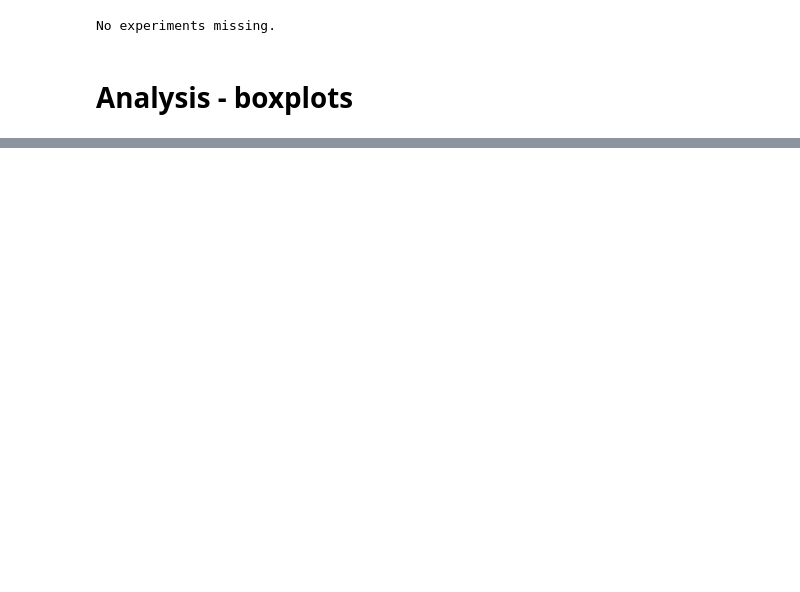
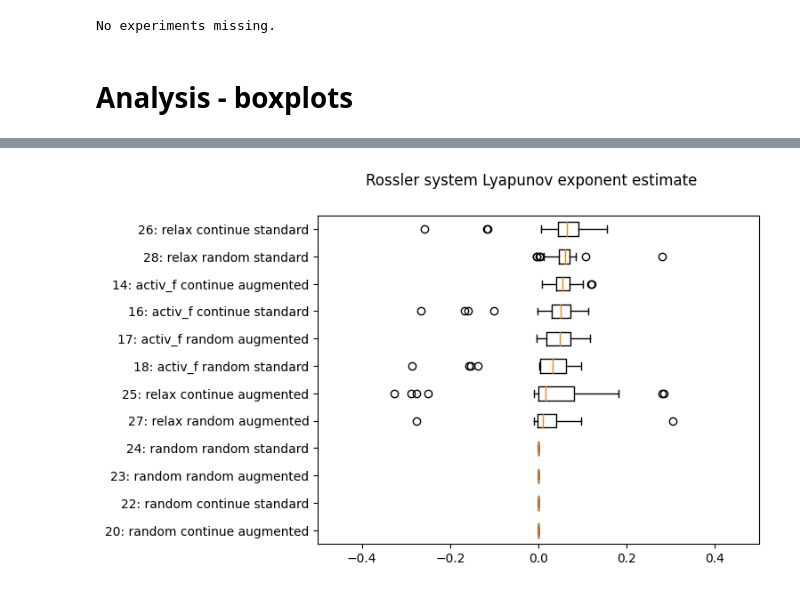
Before and after one commit to djpasseyjr/RCInitialCond, a Jupyter notebook: Notebooks/Results-boxplots.ipynb, the cells around one changed output, grey strips where cells are left out. Saved outputs shown, nothing was run; the diff lists cells and outputs as text; code cells hidden in the pictures; blank space fills up the shorter version.

```diff
--- a/Notebooks/Results-boxplots.ipynb
+++ b/Notebooks/Results-boxplots.ipynb
@@ -118,3 +139,10 @@ plt.show()
+# %%
+boxplots(results_split['rossler'], 'lyapunov',force_finite=True)
+plt.suptitle('Rossler system Lyapunov exponent estimate')
+plt.xlim(-0.5,0.5)
+plt.show()
+# %% [output]
+[figure, added]
 # %%
 boxplots(results_split['thomas'], 'continue')
 plt.suptitle('Thomas system - continue prediction')
```
Also changed, not shown: parts of 13 cells of this notebook.
